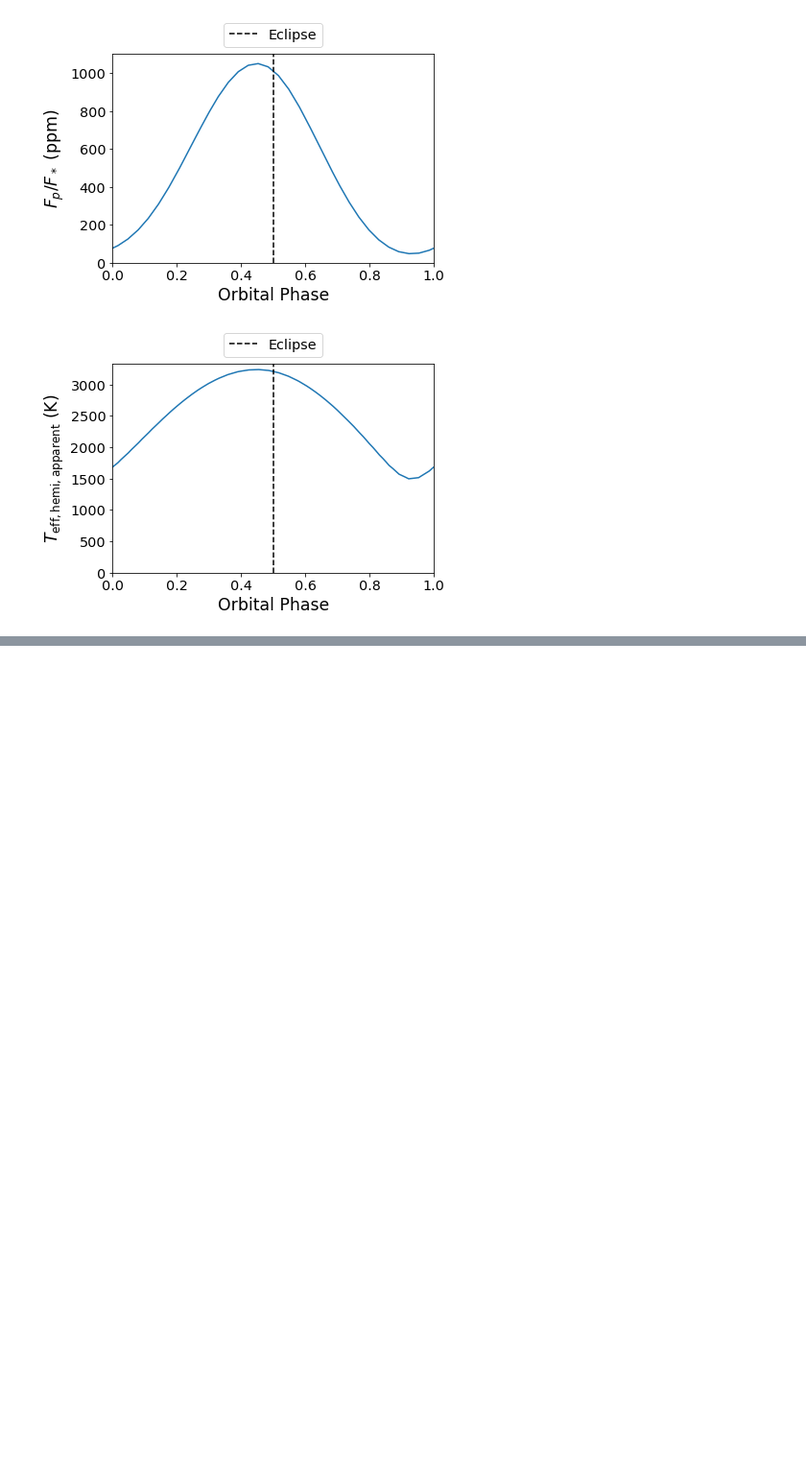
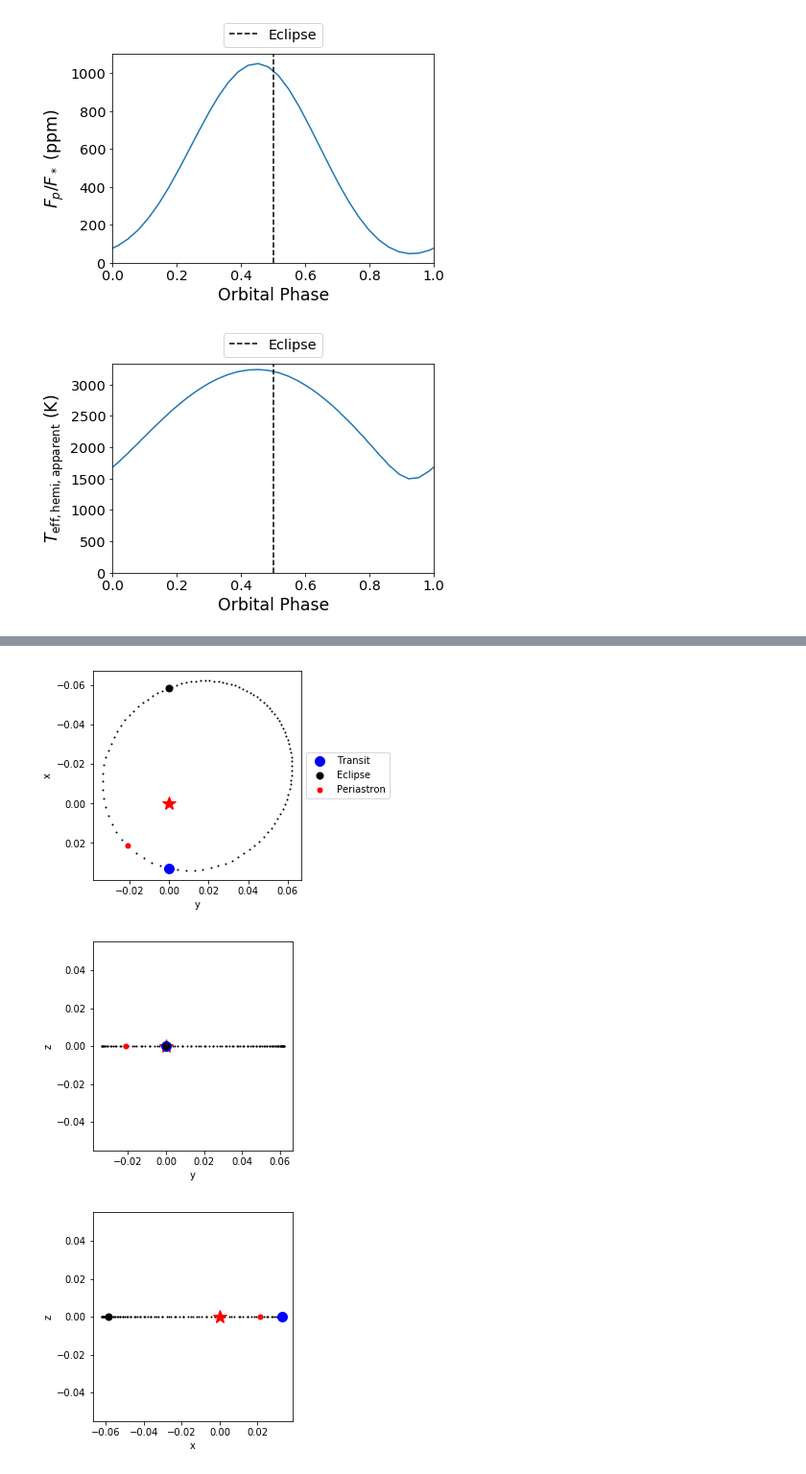
Before and after one commit to taylorbell57/Bell_EBM, a Jupyter notebook: Bell_EBM_Tutorial.ipynb, the cells around one changed output, grey strips where cells are left out. Shown at 96% size. Drawn from its saved outputs; the diff is of its cells as text; code cells hidden in the pictures; blank space fills up the shorter version.

```diff
--- a/Bell_EBM.ipynb
+++ b/Bell_EBM_Tutorial.ipynb
@@ -66,0 +86,18 @@ plt.close()
+# %%
+# We can specify a rotation rate for the planet - we'll say it somehow isn't tidally locked yet
+# We also don't have to specify the planet's orbital period - it will be calculated using Kepler's equations
+planet = ebm.Planet('rock', Prot=1, a=0.05, e=0.4, argp=45, rad=const.R_earth.value/const.R_jup.value,
+                    mass=const.M_earth.value/const.M_jup.value)
+
+# The default values are the sun's values already
+star = ebm.Star()
+
+# Load everything into the system - this is when the orbital period is calculated if not provided
+system = ebm.System(star, planet)
+# %%
+# The plotted dots have equal spacing in time, so the get scruntched up near apastron
+planet.orbit.show_orbit()
+# %% [output]
+[figure, added]
+[figure, added]
+[figure, added]
```
Also changed, not shown: parts of 22 cells of this notebook, 7 other files.
